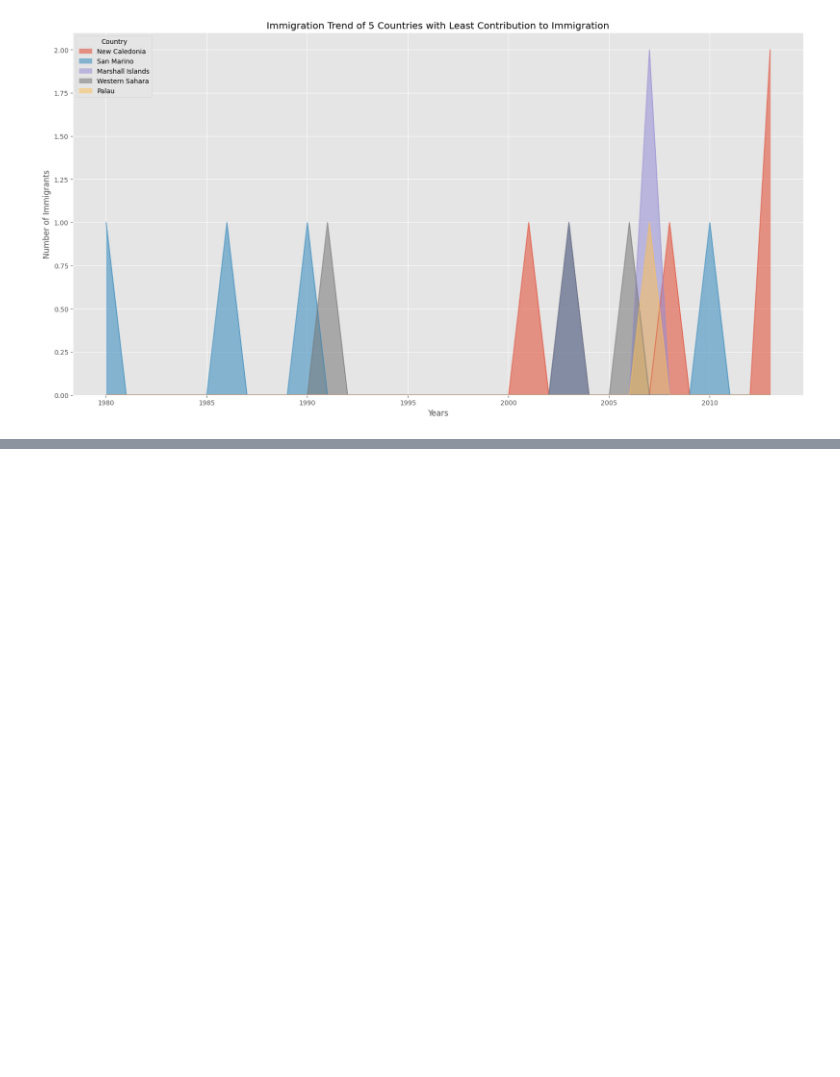
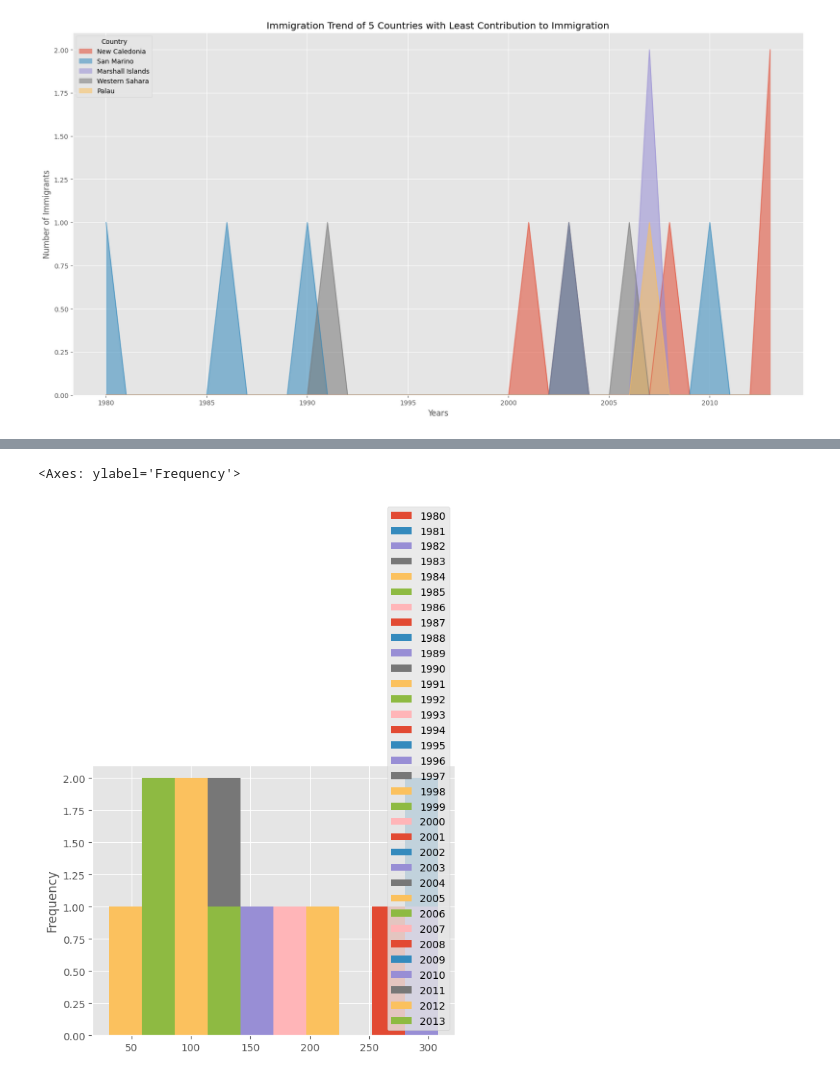
Before and after one commit to reivincitot/Curso-ibm, a Jupyter notebook: Data visualization with python/areaPlotHistogramsAndBarPlots_lab2.ipynb, the cells around one changed output, grey strips where cells are left out. Saved outputs shown, nothing was run; the diff lists cells and outputs as text; code cells hidden in the pictures; blank space fills up the shorter version.

```diff
--- a/Data visualization with python/areaPlotHistogramsAndBarPlots_lab2.ipynb
+++ b/Data visualization with python/areaPlotHistogramsAndBarPlots_lab2.ipynb
@@ -293,0 +381,5 @@ Text(0.5, 0, 'Years')
+# %%
+df_can.loc[["Denmark","Norway","Sweden"],years].plot.hist()
+# %% [output]
+<Axes: ylabel='Frequency'>
+[figure, added]
```
Also changed, not shown: parts of 37 cells of this notebook.
